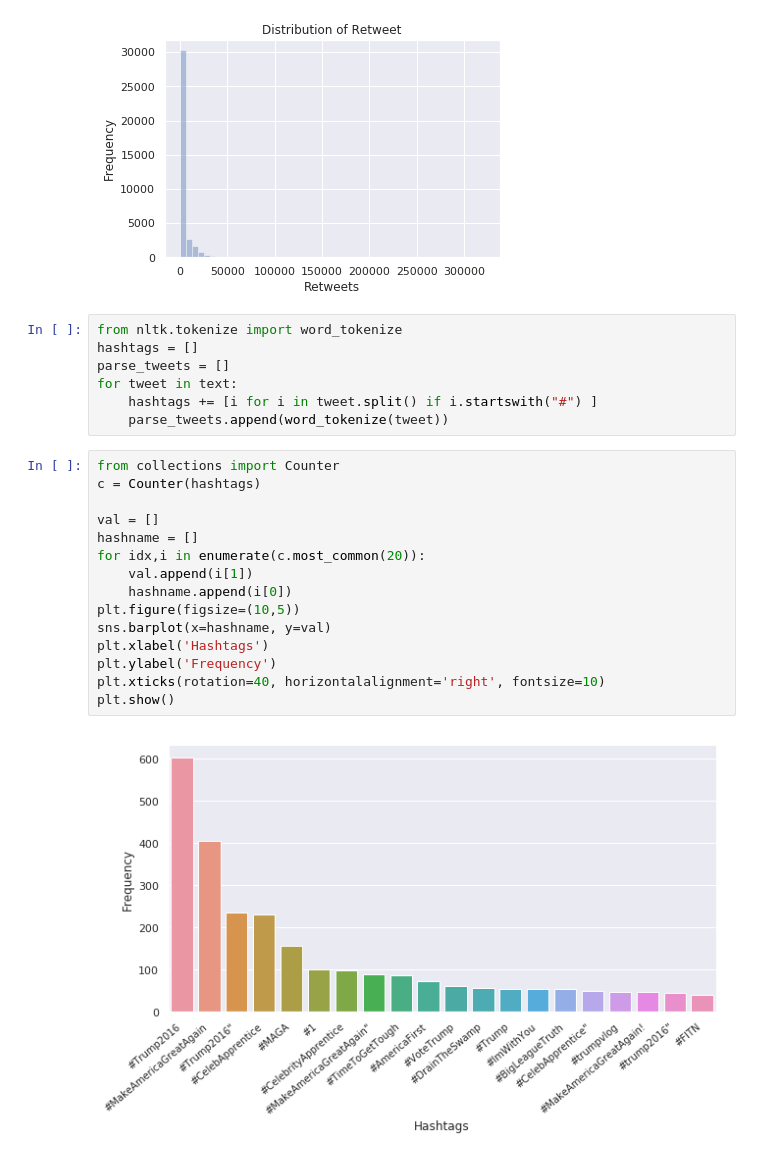
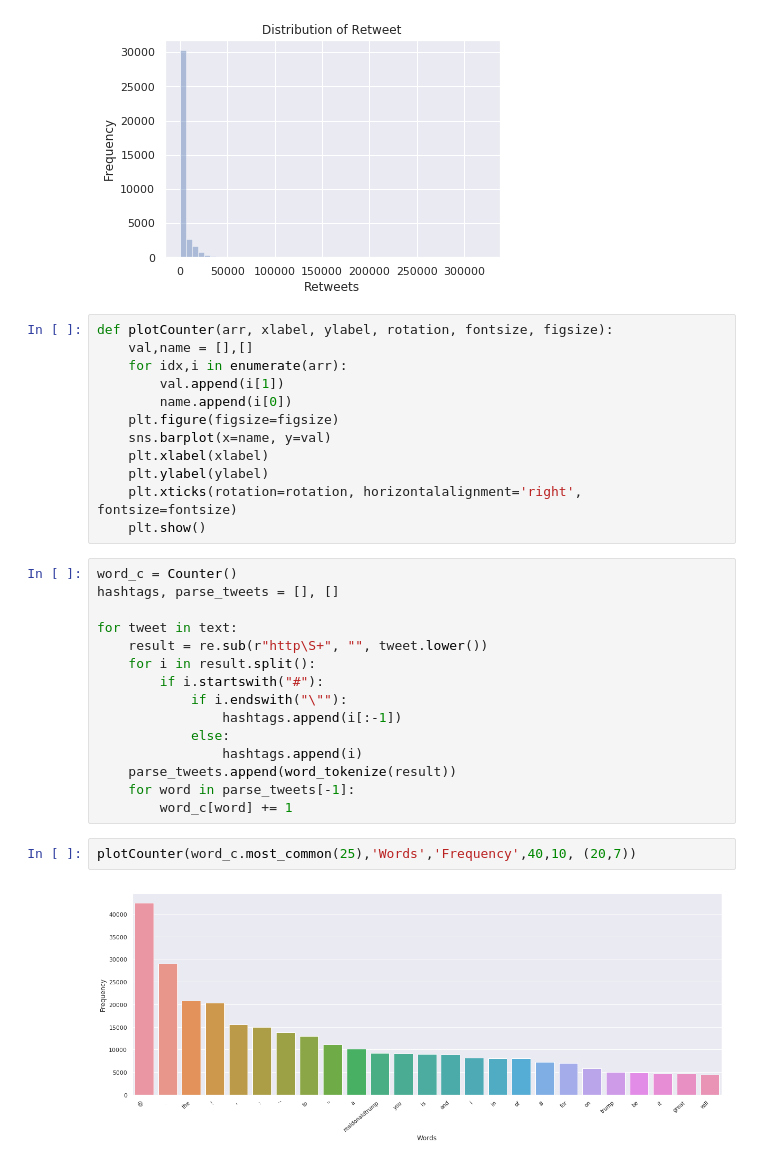
Before and after one commit to nakarinh14/eda-nlp-tweet, a Jupyter notebook: trump-tweets-eda.ipynb, the cells around one changed output. Cells and saved outputs as stored; diff of their text form.

```diff
--- a/trump-tweets-eda.ipynb
+++ b/trump-tweets-eda.ipynb
@@ -221,27 +231,34 @@ ax.set_ylabel('Frequency')
 plt.show()
 # %% [output]
 [figure]
-# %%
-from nltk.tokenize import word_tokenize
-hashtags = []
-parse_tweets = []
-for tweet in text:
-    hashtags += [i for i in tweet.split() if i.startswith("#") ]
-    parse_tweets.append(word_tokenize(tweet))
 # %%
-from collections import Counter
-c = Counter(hashtags)
-
-val = []
-hashname = []
-for idx,i in enumerate(c.most_common(20)):
-    val.append(i[1])
-    hashname.append(i[0])
-plt.figure(figsize=(10,5))
-sns.barplot(x=hashname, y=val)
-plt.xlabel('Hashtags')
-plt.ylabel('Frequency')
-plt.xticks(rotation=40, horizontalalignment='right', fontsize=10)
-plt.show()
+def plotCounter(arr, xlabel, ylabel, rotation, fontsize, figsize):
+    val,name = [],[]
+    for idx,i in enumerate(arr):
+        val.append(i[1])
+        name.append(i[0])
+    plt.figure(figsize=figsize)
+    sns.barplot(x=name, y=val)
+    plt.xlabel(xlabel)
+    plt.ylabel(ylabel)
+    plt.xticks(rotation=rotation, horizontalalignment='right', fontsize=fontsize)
+    plt.show()
-# %% [output]
-[figure, removed]
+# %%
+word_c = Counter()
+hashtags, parse_tweets = [], []
+
+for tweet in text:
+    result = re.sub(r"http\S+", "", tweet.lower())
+    for i in result.split():
+        if i.startswith("#"):
+            if i.endswith("\""):
+                hashtags.append(i[:-1])
+            else:
+                hashtags.append(i)
+    parse_tweets.append(word_tokenize(result))
+    for word in parse_tweets[-1]:
+        word_c[word] += 1
+# %%
+plotCounter(word_c.most_common(25),'Words','Frequency',40,10, (20,7))
+# %% [output]
+[figure, added]
```
Also changed, not shown: parts of 26 cells of this notebook.
